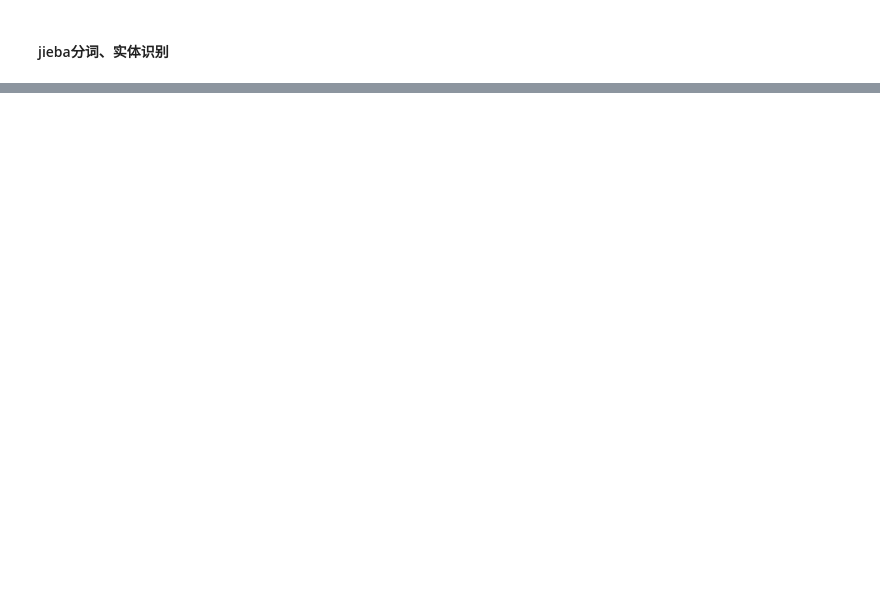
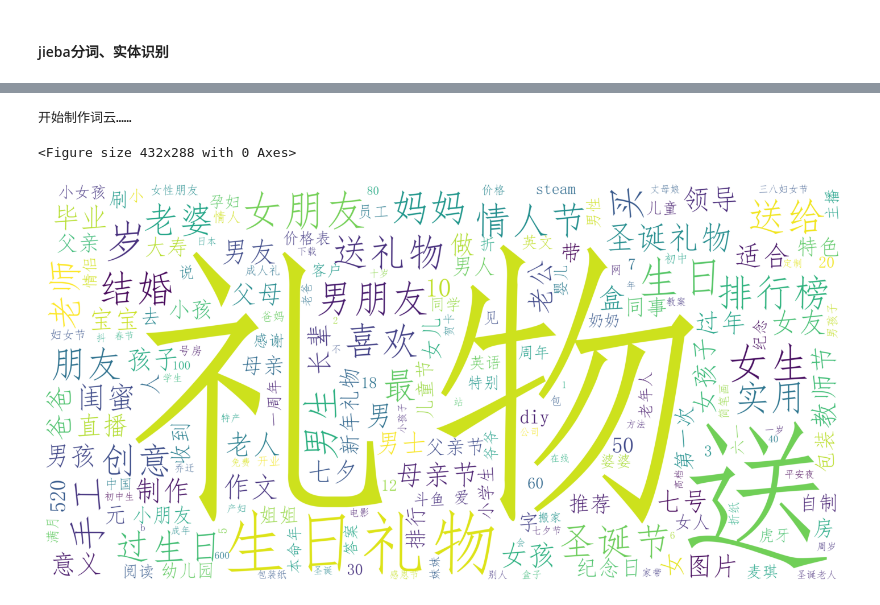
Before and after one commit to soufal/Python_code, a Jupyter notebook: zhihu/Wordzhihu.ipynb, the cells around one changed output, grey strips where cells are left out. Cells and saved outputs as stored; diff of their text form; code cells hidden in the pictures; blank space fills up the shorter version.

```diff
--- a/zhihu/Wordzhihu.ipynb
+++ b/zhihu/Wordzhihu.ipynb
@@ -179,0 +349,9 @@ used_df.head(60)
+# %%
+# 词频统计
+word_counts = collections.Counter(word_split)       # 对分词做词频统计
+# word_counts_top = word_counts.most_common(number)    # 获取前number个最高频的词
+# print(word_counts)
+word_counts_df = pd.DataFrame.from_dict(word_counts,orient ='index').reset_index()
+word_counts_df = word_counts_df.rename(columns={'index':'word', 0:'word_freq'})
+print(word_counts_df)
+word_counts_df.to_csv('礼物词频.csv')
@@ -179,0 +373,32 @@ used_df.head(60)
+# %%
+# 词频展示
+print ('\n开始制作词云……')                    # 提示当前状态
+# mask = numpy.array(Image.open(background))      # 定义词频背景
+
+# my_wordcloud = WordCloud(scale=4,font_path=font,mask=image,stopwords=sw,background_color='white',
+#                          max_words = 100,max_font_size = 60,random_state=20).generate(wl_space_split)
+wc = wordcloud.WordCloud(
+    scale=10,
+    font_path = 'C:/Windows/Fonts/simfang.ttf', # 设置字体（这里选择“仿宋”）
+    background_color='white',                   # 背景颜色
+#     mask = mask,                                # 文字颜色+形状（有mask参数再设定宽高是无效的）
+#     max_words = number,                         # 显示词数
+    max_font_size = 150                         # 最大字号
+)
+
+wc.generate_from_frequencies(word_counts)                                        # 从字典生成词云
+# wc.recolor(color_func=wordcloud.ImageColorGenerator(mask))                       # 将词云颜色设置为背景图方案
+plt.figure('词云')                                                             # 弹框名称与大小
+plt.figure(figsize=(20, 10.5))
+
+
+
+plt.subplots_adjust(top=0.99,bottom=0.01,right=0.99,left=0.01,hspace=0,wspace=0) # 调整边距
+plt.imshow(wc, cmap=plt.cm.gray, interpolation='bilinear')                       # 处理词云
+plt.axis('off')                                                                  # 关闭坐标轴
+plt.savefig('礼物.jpg')
+plt.show()
+# %% [output]
+开始制作词云……
+<Figure size 432x288 with 0 Axes>
+[figure, added]
```
Also changed, not shown: parts of 38 cells of this notebook, 1 other file.
